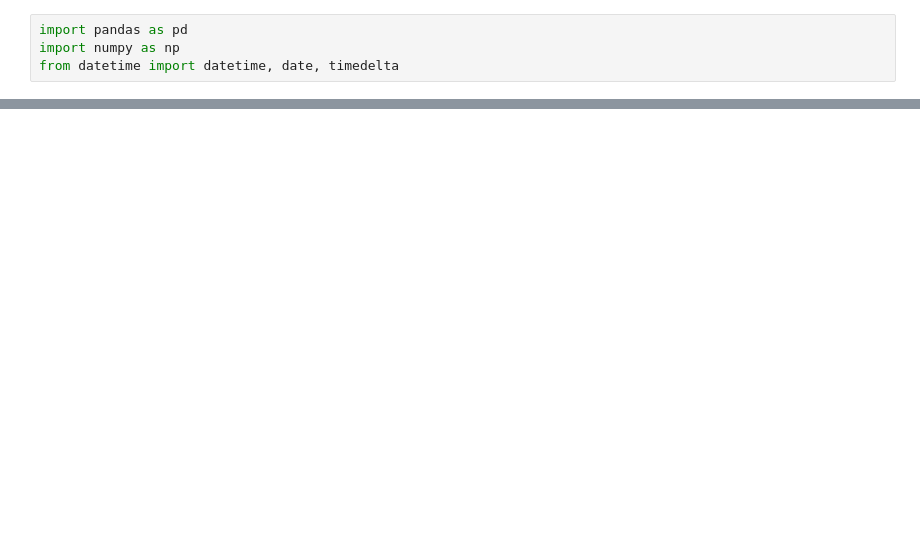
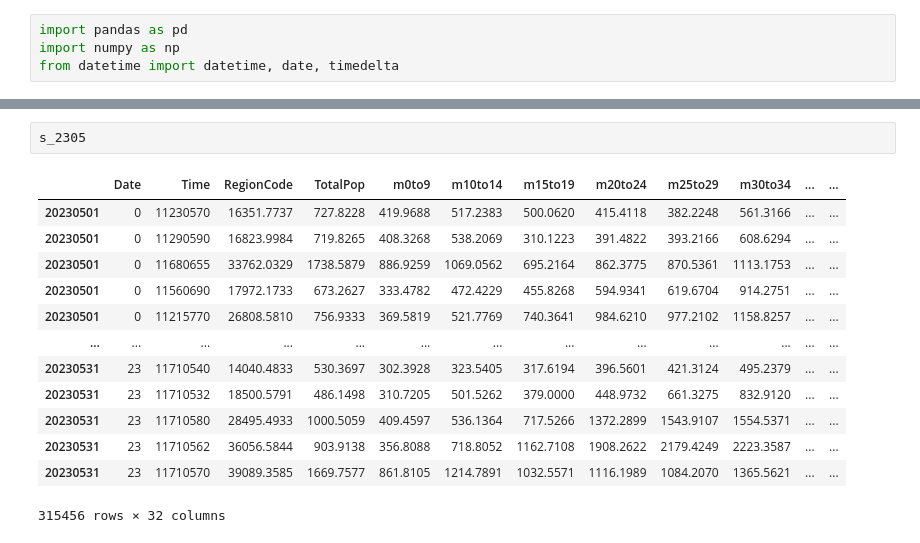
Before and after one commit to ICE-COMMA/Probono-AI, a Jupyter notebook: population.ipynb, the cells around one changed output, grey strips where cells are left out. Drawn from its saved outputs; the diff is of its cells as text; blank space fills up the shorter version.

```diff
--- a/population.ipynb
+++ b/population.ipynb
@@ -221,0 +603,16 @@ data
+# %%
+s_2305
+# %% [output]
+|  | Date | Time | RegionCode | TotalPop | m0to9 | m10to14 | m15to19 | m20to24 | m25to29 | m30to34 | ... | ... |
+| 20230501 | 0 | 11230570 | 16351.7737 | 727.8228 | 419.9688 | 517.2383 | 500.0620 | 415.4118 | 382.2248 | 561.3166 | ... | ... |
+| 20230501 | 0 | 11290590 | 16823.9984 | 719.8265 | 408.3268 | 538.2069 | 310.1223 | 391.4822 | 393.2166 | 608.6294 | ... | ... |
+| 20230501 | 0 | 11680655 | 33762.0329 | 1738.5879 | 886.9259 | 1069.0562 | 695.2164 | 862.3775 | 870.5361 | 1113.1753 | ... | ... |
+| 20230501 | 0 | 11560690 | 17972.1733 | 673.2627 | 333.4782 | 472.4229 | 455.8268 | 594.9341 | 619.6704 | 914.2751 | ... | ... |
+| 20230501 | 0 | 11215770 | 26808.5810 | 756.9333 | 369.5819 | 521.7769 | 740.3641 | 984.6210 | 977.2102 | 1158.8257 | ... | ... |
+| ... | ... | ... | ... | ... | ... | ... | ... | ... | ... | ... | ... | ... |
+| 20230531 | 23 | 11710540 | 14040.4833 | 530.3697 | 302.3928 | 323.5405 | 317.6194 | 396.5601 | 421.3124 | 495.2379 | ... | ... |
+| 20230531 | 23 | 11710532 | 18500.5791 | 486.1498 | 310.7205 | 501.5262 | 379.0000 | 448.9732 | 661.3275 | 832.9120 | ... | ... |
+| 20230531 | 23 | 11710580 | 28495.4933 | 1000.5059 | 409.4597 | 536.1364 | 717.5266 | 1372.2899 | 1543.9107 | 1554.5371 | ... | ... |
+| 20230531 | 23 | 11710562 | 36056.5844 | 903.9138 | 356.8088 | 718.8052 | 1162.7108 | 1908.2622 | 2179.4249 | 2223.3587 | ... | ... |
+| 20230531 | 23 | 11710570 | 39089.3585 | 1669.7577 | 861.8105 | 1214.7891 | 1032.5571 | 1116.1989 | 1084.2070 | 1365.5621 | ... | ... |
+315456 rows × 32 columns
```
Also changed, not shown: parts of 51 cells of this notebook, 1 other file.
